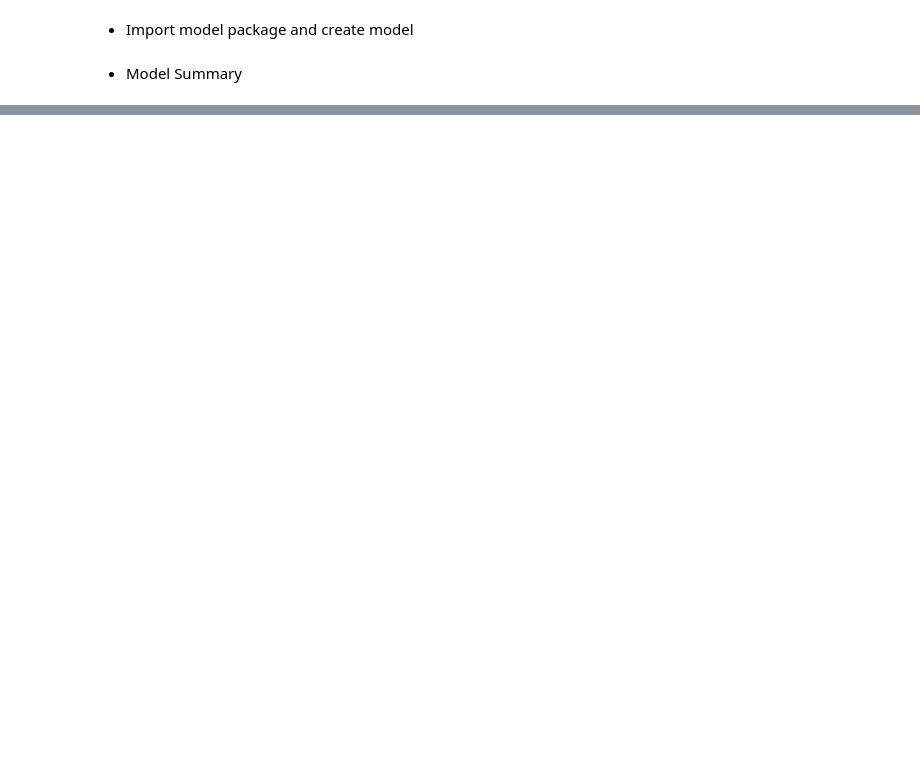
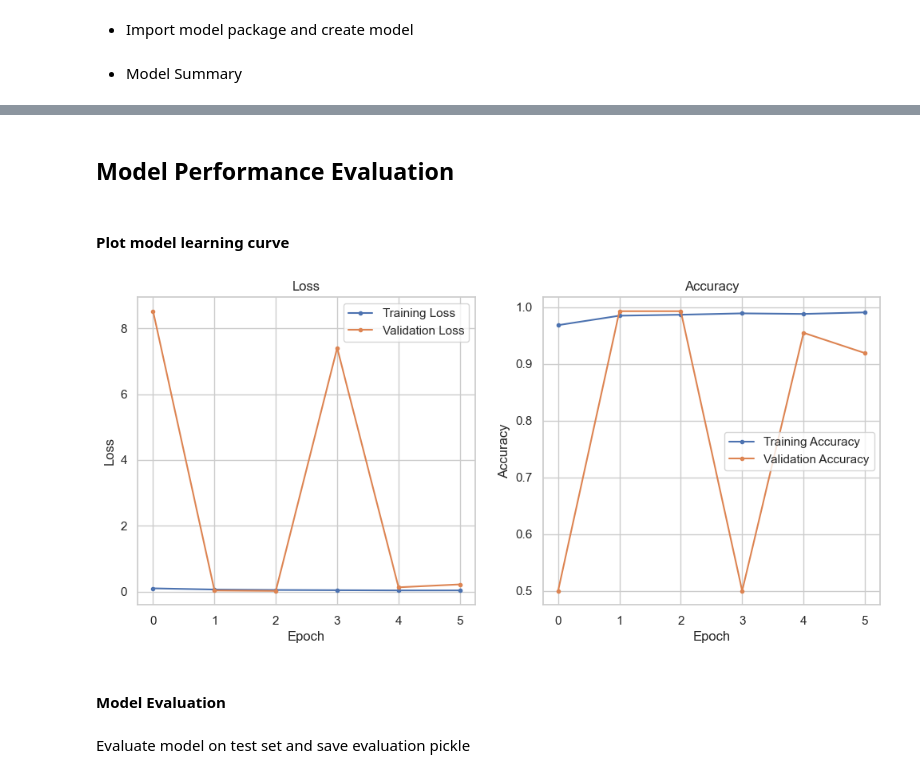
Before and after one commit to yuyizhong/ML-Mildew-Detector-II, a Jupyter notebook: jupyter_notebooks/DataModellingandEvaluation.ipynb, the cells around one changed output, grey strips where cells are left out. Cells and saved outputs as stored; diff of their text form; code cells hidden in the pictures; blank space fills up the shorter version.

Commit message:
Add large file and new plots to github

```diff
--- a/jupyter_notebooks/DataModellingandEvaluation.ipynb
+++ b/jupyter_notebooks/DataModellingandEvaluation.ipynb
@@ -215,9 +254,9 @@ joblib.dump(value=train_set.class_indices,
 * Import model package and create model
 # %%
 from tensorflow.keras.models import Sequential
-from tensorflow.keras.layers import Activation, Dropout, Flatten, Dense, Conv2D, MaxPooling2D
+from tensorflow.keras.layers import Conv2D, MaxPooling2D, Flatten, Dense, BatchNormalization, Dropout
 
-def create_tf_model():
+def create_mildew_tf_model():
     model = Sequential()
 
     # Add Convolutional and Pooling Layers
@@ -255,0 +313,3 @@ create_tf_model().summary()
+# %%
+from tensorflow.keras.callbacks import EarlyStopping
+early_stop = EarlyStopping(monitor='val_loss', patience=3)
@@ -255,0 +318,9 @@ create_tf_model().summary()
+# %%
+model = create_mildew_tf_model()
+model.fit(train_set,
+          epochs=25,
+          steps_per_epoch=len(train_set.classes) // batch_size,
+          validation_data=validation_set,
+          callbacks=[early_stop],
+          verbose=1
+          )
@@ -255,0 +341,40 @@ create_tf_model().summary()
+# %% [markdown]
+## Model Performance Evaluation
+# %% [markdown]
+#### Plot model learning curve
+# %%
+losses = pd.DataFrame(model.history.history)
+
+# Create subplots for loss and accuracy
+fig, (ax1, ax2) = plt.subplots(1, 2, figsize=(12, 5))
+
+# Set the style
+sns.set(style="whitegrid")
+
+# Loss plot
+losses[['loss', 'val_loss']].plot(style='.-', ax=ax1)
+ax1.set_title("Loss")
+ax1.set_xlabel("Epoch")
+ax1.set_ylabel("Loss")
+ax1.legend(["Training Loss", "Validation Loss"])
+ax1.grid(True)
+
+# Accuracy plot
+losses[['accuracy', 'val_accuracy']].plot(style='.-', ax=ax2)
+ax2.set_title("Accuracy")
+ax2.set_xlabel("Epoch")
+ax2.set_ylabel("Accuracy")
+ax2.legend(["Training Accuracy", "Validation Accuracy"])
+ax2.grid(True)
+
+# Save the plots
+plt.savefig(f'{file_path}/model_training_metrics.png', bbox_inches='tight', dpi=150)
+
+# Show the combined plot
+plt.show()
+# %% [output]
+[figure, added]
+# %% [markdown]
+#### Model Evaluation
+# %% [markdown]
+Evaluate model on test set and save evaluation pickle
```
Also changed, not shown: parts of 50 cells of this notebook, 10 other files.
